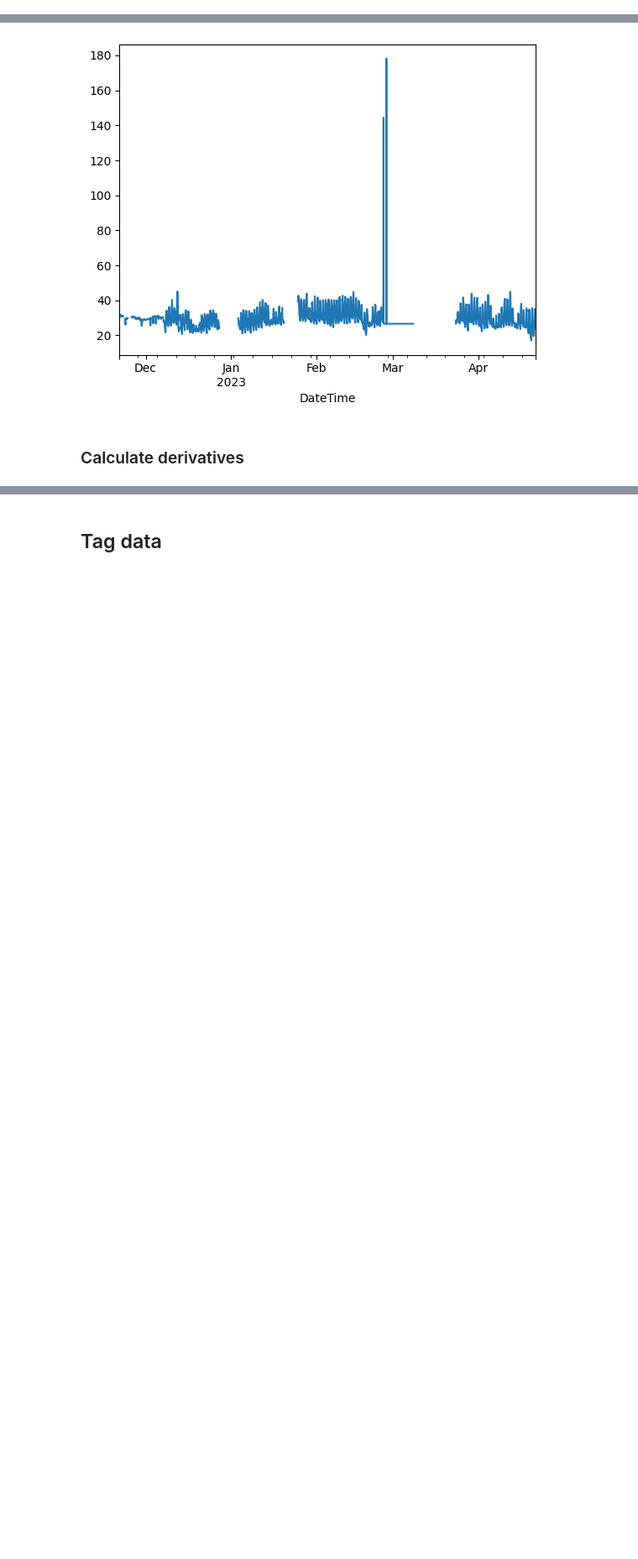
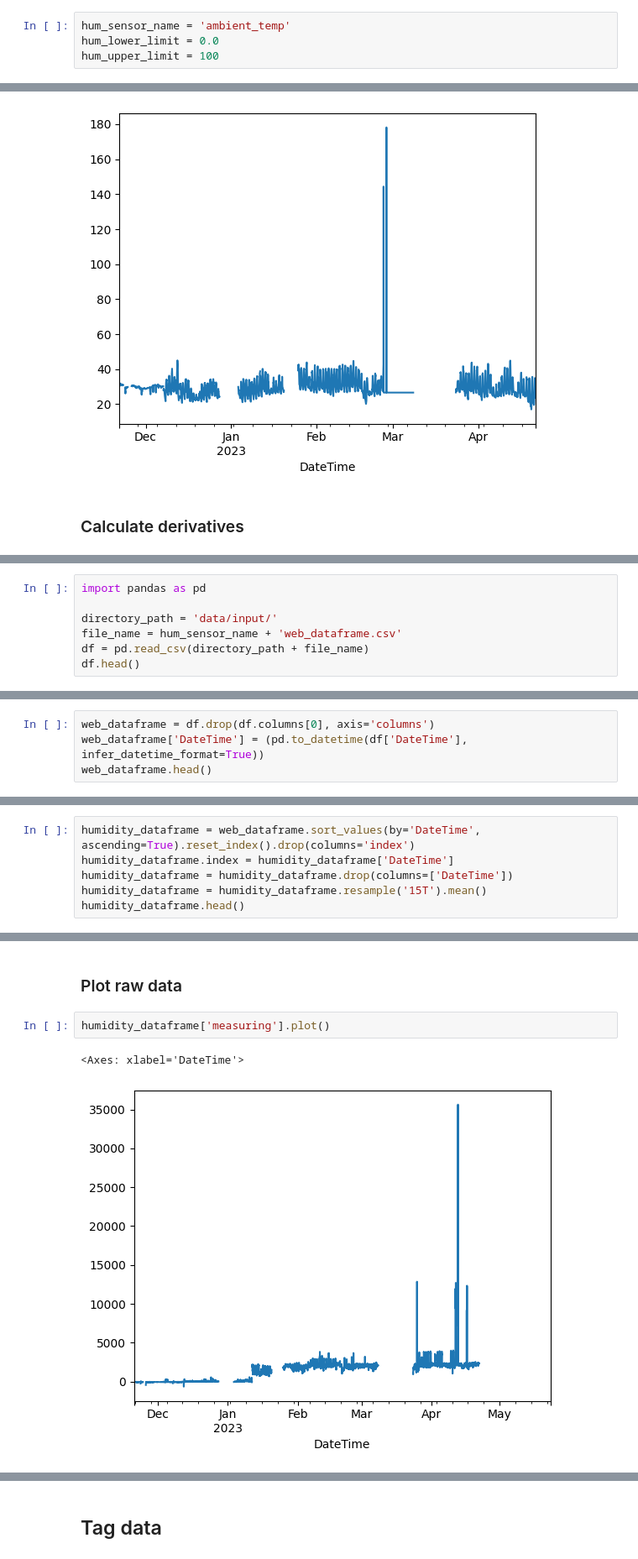
Before and after one commit to campofernando/lcqar-low-cost-monit-proc, a Jupyter notebook: data-pre-processing/field-data-treatment-Diamante_chamber_temp.ipynb, the cells around one changed output, grey strips where cells are left out. Shown at 84% size. Drawn from its saved outputs; the diff is of its cells as text; blank space fills up the shorter version.

```diff
--- a/data-pre-processing/field-data-treatment-Diamante_chamber_temp.ipynb
+++ b/data-pre-processing/field-data-treatment-Diamante_chamber_temp.ipynb
@@ -44 +29,5 @@ sampling_period = 15 * 60
+# %%
+hum_sensor_name = 'ambient_temp'
+hum_lower_limit = 0.0
+hum_upper_limit = 100
 # %% [markdown]
@@ -126,0 +140,7 @@ sensor_dataframe['Diff'] = sensor_dataframe['measuring'].resample('15T').mean().
+# %%
+import pandas as pd
+
+directory_path = 'data/input/'
+file_name = hum_sensor_name + 'web_dataframe.csv'
+df = pd.read_csv(directory_path + file_name)
+df.head()
@@ -126,0 +156,4 @@ sensor_dataframe['Diff'] = sensor_dataframe['measuring'].resample('15T').mean().
+# %%
+web_dataframe = df.drop(df.columns[0], axis='columns')
+web_dataframe['DateTime'] = (pd.to_datetime(df['DateTime'], infer_datetime_format=True))
+web_dataframe.head()
@@ -126,0 +169,6 @@ sensor_dataframe['Diff'] = sensor_dataframe['measuring'].resample('15T').mean().
+# %%
+humidity_dataframe = web_dataframe.sort_values(by='DateTime', ascending=True).reset_index().drop(columns='index')
+humidity_dataframe.index = humidity_dataframe['DateTime']
+humidity_dataframe = humidity_dataframe.drop(columns=['DateTime'])
+humidity_dataframe = humidity_dataframe.resample('15T').mean()
+humidity_dataframe.head()
@@ -126,0 +183,7 @@ sensor_dataframe['Diff'] = sensor_dataframe['measuring'].resample('15T').mean().
+# %% [markdown]
+### Plot raw data
+# %%
+humidity_dataframe['measuring'].plot()
+# %% [output]
+<Axes: xlabel='DateTime'>
+[figure, added]
```
Also changed, not shown: parts of 60 cells of this notebook, 23 other files.
